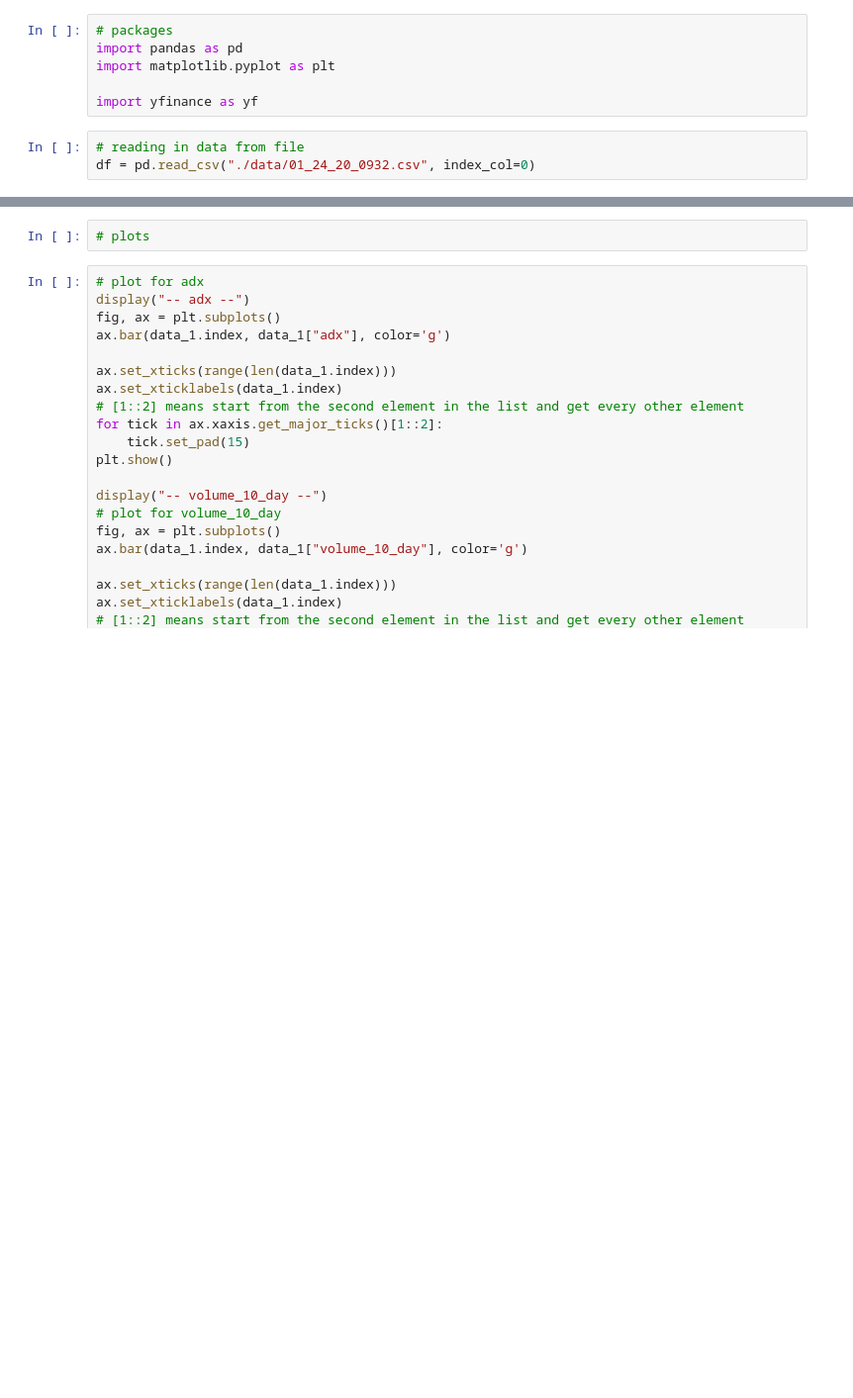
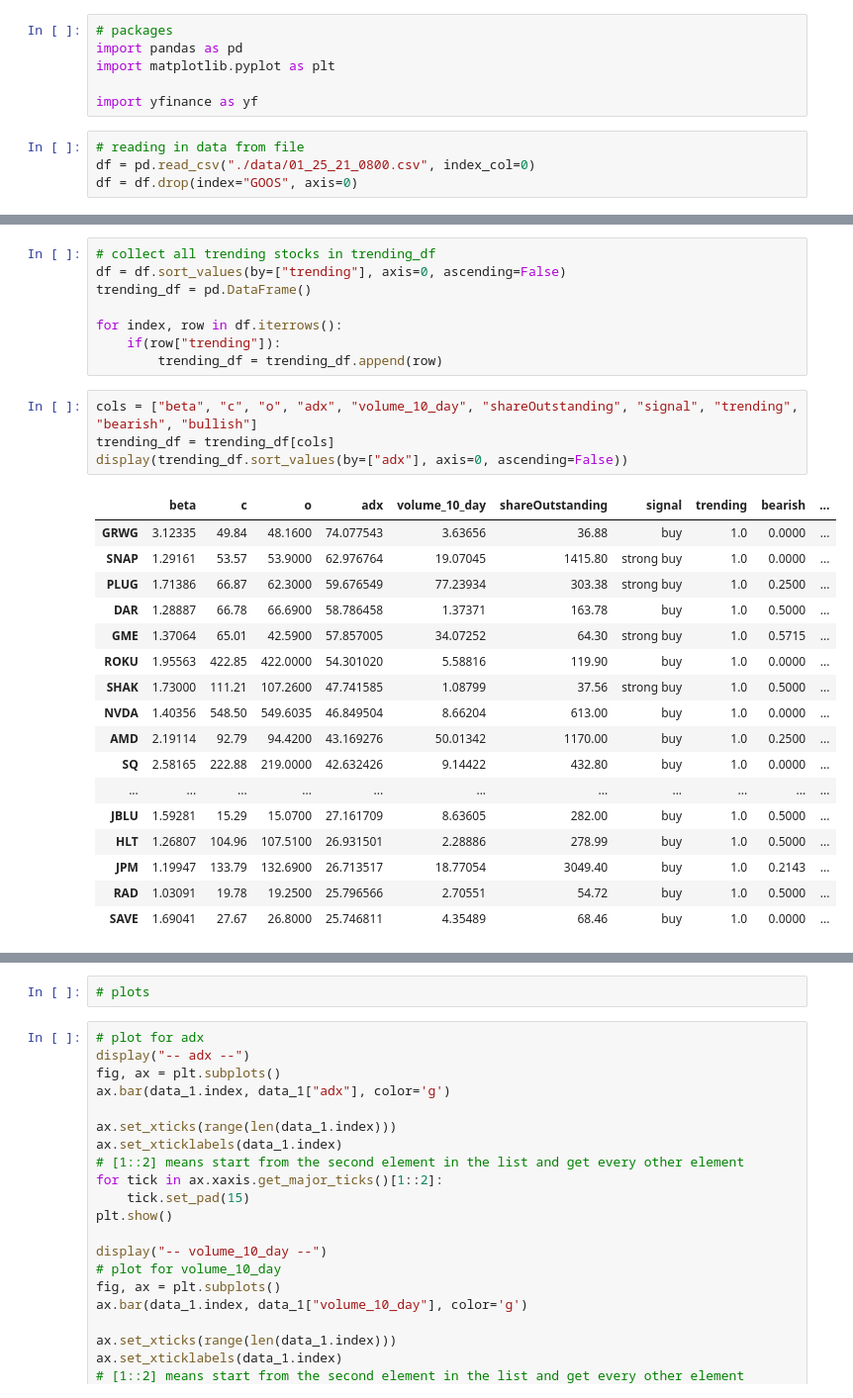
Before and after one commit to erichenschel/blueAngelsWing, a Jupyter notebook: dataExploration.ipynb, the cells around one changed output, grey strips where cells are left out. Shown at 99% size. Cells and saved outputs as stored; diff of their text form; blank space fills up the shorter version.

```diff
--- a/dataExploration.ipynb
+++ b/dataExploration.ipynb
@@ -6,4 +12,5 @@ import matplotlib.pyplot as plt
 import yfinance as yf
 # %%
 # reading in data from file
-df = pd.read_csv("./data/01_24_20_0932.csv", index_col=0)
+df = pd.read_csv("./data/01_25_21_0800.csv", index_col=0)
+df = df.drop(index="GOOS", axis=0)
@@ -45,2 +17,32 @@ display(data_1.sort_values(by=["beta"], axis=0, ascending=False))
+# %%
+# collect all trending stocks in trending_df
+df = df.sort_values(by=["trending"], axis=0, ascending=False)
+trending_df = pd.DataFrame()
+
+for index, row in df.iterrows():
+    if(row["trending"]):
+        trending_df = trending_df.append(row)
+# %%
+cols = ["beta", "c", "o", "adx", "volume_10_day", "shareOutstanding", "signal", "trending", "bearish", "bullish"]
+trending_df = trending_df[cols]
+display(trending_df.sort_values(by=["adx"], axis=0, ascending=False))
+# %% [output]
+|  | beta | c | o | adx | volume_10_day | shareOutstanding | signal | trending | bearish | ... |
+| GRWG | 3.12335 | 49.84 | 48.1600 | 74.077543 | 3.63656 | 36.88 | buy | 1.0 | 0.0000 | ... |
+| SNAP | 1.29161 | 53.57 | 53.9000 | 62.976764 | 19.07045 | 1415.80 | strong buy | 1.0 | 0.0000 | ... |
+| PLUG | 1.71386 | 66.87 | 62.3000 | 59.676549 | 77.23934 | 303.38 | strong buy | 1.0 | 0.2500 | ... |
+| DAR | 1.28887 | 66.78 | 66.6900 | 58.786458 | 1.37371 | 163.78 | buy | 1.0 | 0.5000 | ... |
+| GME | 1.37064 | 65.01 | 42.5900 | 57.857005 | 34.07252 | 64.30 | strong buy | 1.0 | 0.5715 | ... |
+| ROKU | 1.95563 | 422.85 | 422.0000 | 54.301020 | 5.58816 | 119.90 | buy | 1.0 | 0.0000 | ... |
+| SHAK | 1.73000 | 111.21 | 107.2600 | 47.741585 | 1.08799 | 37.56 | strong buy | 1.0 | 0.5000 | ... |
+| NVDA | 1.40356 | 548.50 | 549.6035 | 46.849504 | 8.66204 | 613.00 | buy | 1.0 | 0.0000 | ... |
+| AMD | 2.19114 | 92.79 | 94.4200 | 43.169276 | 50.01342 | 1170.00 | buy | 1.0 | 0.2500 | ... |
+| SQ | 2.58165 | 222.88 | 219.0000 | 42.632426 | 9.14422 | 432.80 | buy | 1.0 | 0.0000 | ... |
+| ... | ... | ... | ... | ... | ... | ... | ... | ... | ... | ... |
+| JBLU | 1.59281 | 15.29 | 15.0700 | 27.161709 | 8.63605 | 282.00 | buy | 1.0 | 0.5000 | ... |
+| HLT | 1.26807 | 104.96 | 107.5100 | 26.931501 | 2.28886 | 278.99 | buy | 1.0 | 0.5000 | ... |
+| JPM | 1.19947 | 133.79 | 132.6900 | 26.713517 | 18.77054 | 3049.40 | buy | 1.0 | 0.2143 | ... |
+| RAD | 1.03091 | 19.78 | 19.2500 | 25.796566 | 2.70551 | 54.72 | buy | 1.0 | 0.5000 | ... |
+| SAVE | 1.69041 | 27.67 | 26.8000 | 25.746811 | 4.35489 | 68.46 | buy | 1.0 | 0.0000 | ... |
 # %%
 # stocks we're interested in getting options data
```
Also changed, not shown: parts of 5 cells of this notebook, 1 other file.
